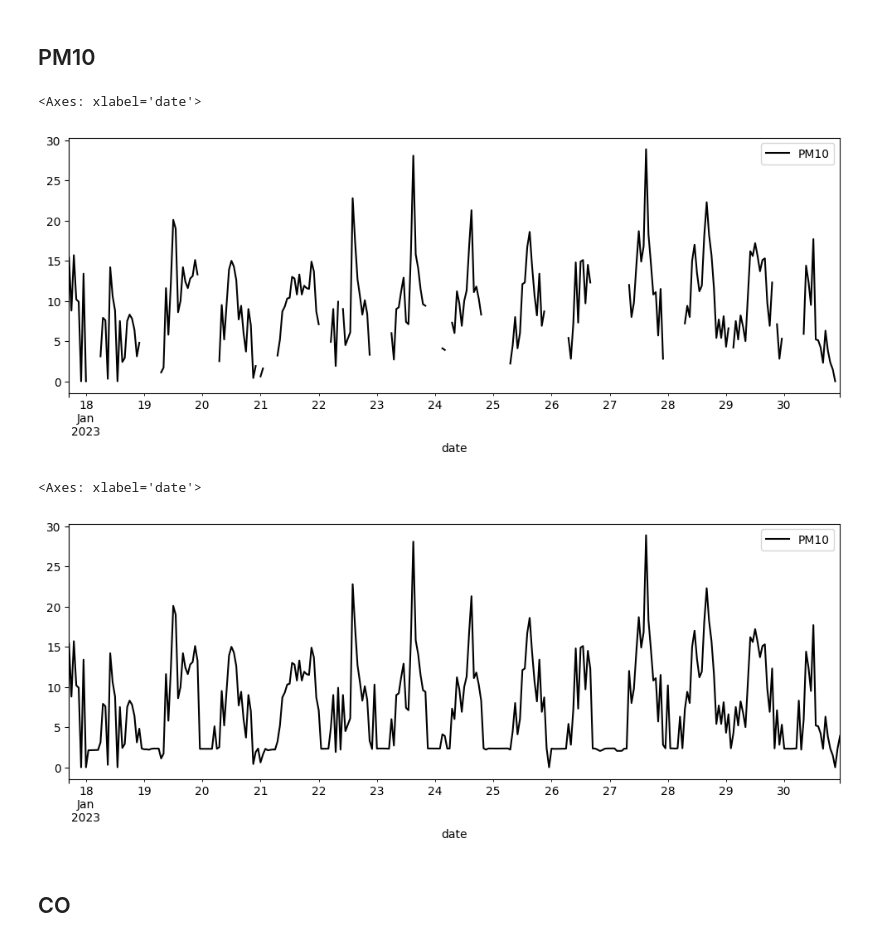
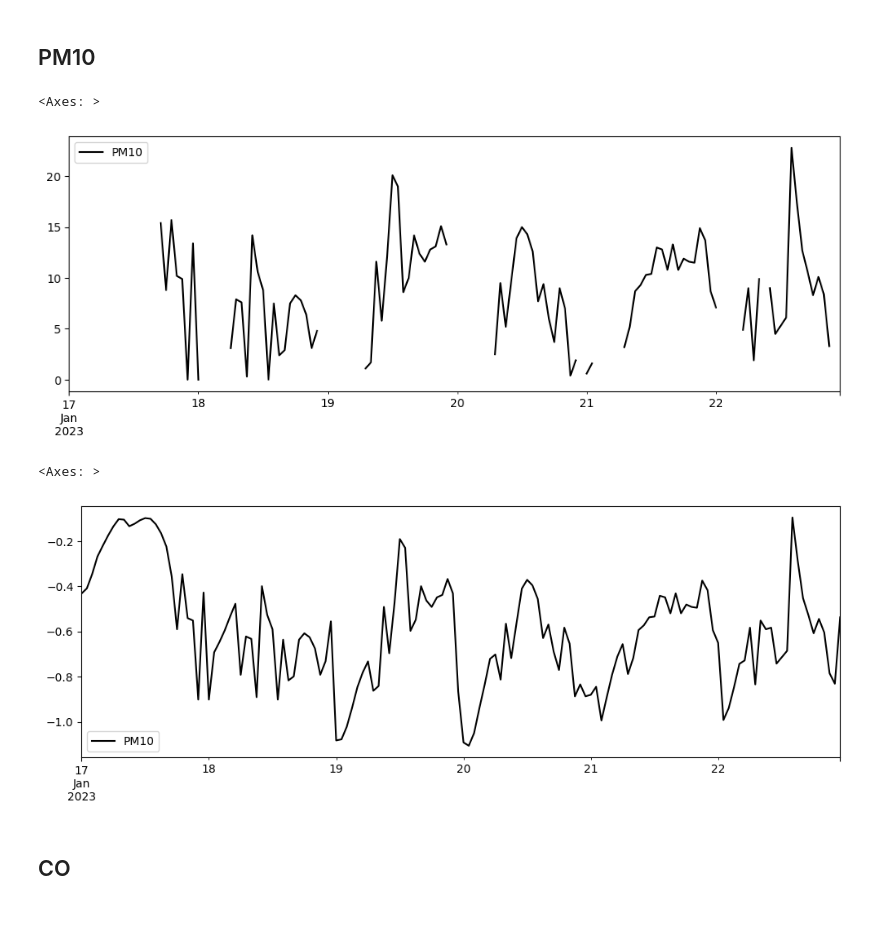
Before and after one commit to eigenric/TFG, a Jupyter notebook: notebooks/Pipeline3.ipynb, the cells around one changed output. Cells and saved outputs as stored; diff of their text form; code cells hidden in the pictures; blank space fills up the shorter version.

```diff
--- a/notebooks/Pipeline3.ipynb
+++ b/notebooks/Pipeline3.ipynb
@@ -348,8 +627,8 @@ from pypots.imputation import SAITS
 
 # initialize the model
 saits = SAITS(
-    n_steps=len(periodo_1),
-    n_features=len(periodo_1.columns),
+    n_steps=periodo_1_dataset['n_steps'],
+    n_features=periodo_1_dataset['n_features'],
     n_layers=2,
     d_model=256,
     d_ffn=128,
@@ -368,7 +647,7 @@ saits = SAITS(
     epochs=10,
     # here we set patience=3 to early stop the training if the evaluting loss doesn't decrease for 3 epoches.
     # You can leave it to defualt as None to disable early stopping.
-    patience=3,
+    patience=None,
     # give the optimizer. Different from torch.optim.Optimizer, you don't have to specify model's parameters when
     # initializing pypots.optim.Optimizer. You can also leave it to default. It will initilize an Adam optimizer with lr=0.001.
     optimizer=Adam(lr=1e-3),
@@ -411,7 +672,4 @@ print(X.shape)
 # %%
-# Crear el diccionario de datos con 'X', 'X_ori' y 'y'
-data = {"X": X, "y": y, "X_ori": X_ori}
-
 # Entrenar el modelo
-saits.fit(train_set=data, val_set=data)
+saits.fit(train_set=dataset_for_training, val_set=dataset_for_validating)
 # %% [output]
@@ -425,6 +688,6 @@ saits.fit(train_set=data, val_set=data)
 # %%
 
-saits_results = saits.predict(data)
+saits_results = saits.predict(dataset_for_testing)
 saits_imputation = saits_results["imputation"]
 # %%
 saits_imputation
@@ -446,7 +731,20 @@ array([[[2.7000001e-01, 2.2000000e+00, 8.0000001e-01, ...,
 # %%
-saits_squeezed = np.squeeze(saits_imputation)
+import pandas as pd
+import numpy as np
 
-periodo_1_imputed = pd.DataFrame(saits_squeezed, columns=periodo_1.columns)
+# Supongamos que 'saits_imputation' es tu numpy array de shape (5, 24, 14)
+# Reestructuramos el array para convertirlo en un formato adecuado para series temporales multivariantes
+# Transponemos y aplanamos para que tengamos (5 * 24, 14)
 
-periodo_1_imputed["date"] = pd.to_datetime(periodo_1.index)
-periodo_1_imputed.set_index("date", inplace=True)
+X_reshaped = saits_imputation.reshape(-1, 14)  # Ahora X_reshaped tiene la forma (5 * 24, 14)
+
+features = ["CO", "NO2", "NO", "O3", "SO2", "PM10", "eBC_tot", "eBC_ff", "eBC_bb", "TEMP", "RH", "WS", "WD", "PRES"]
+
+# Crear el índice con las fechas y horas de 2023-01-17 00:00:00 hasta 2023-01-22 23:00:00
+date_range = pd.date_range(start="2023-01-17 00:00:00", end="2023-01-22 23:00:00", freq="h", tz="UTC")
+
+# Creamos el DataFrame
+periodo_1_imputed = pd.DataFrame(X_reshaped, columns=features, index=date_range)
+
+# Mostrar las primeras filas del DataFrame
+periodo_1_imputed
@@ -484,16 +780,16 @@ periodo_1_imputed.loc["2023-01-17":"2023-01-30"][["NO2"]].plot(color='#6c3b2a')
 # %% [markdown]
 ## PM10
 # %%
-periodo_1.loc["2023-01-17":"2023-01-30"][["PM10"]].plot(color='black')
+periodo_1_df.loc["2023-01-17":"2023-01-22"][["PM10"]].plot(color='black')
 # %% [output]
-<Axes: xlabel='date'>
+<Axes: >
-[figure, old version]
+[figure, new version]
 # %%
 
-periodo_1_imputed.loc["2023-01-17":"2023-01-30"][["PM10"]].plot(color='black')
+periodo_1_imputed.loc["2023-01-17":"2023-01-22"][["PM10"]].plot(color='black')
 # %% [output]
-<Axes: xlabel='date'>
+<Axes: >
-[figure, old version]
+[figure, new version]
 # %% [markdown]
 ## CO
 # %%
```
Also changed, not shown: parts of 60 cells of this notebook, 31 other files.
